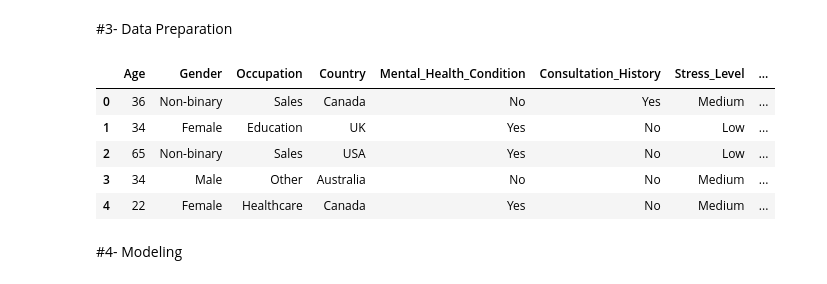
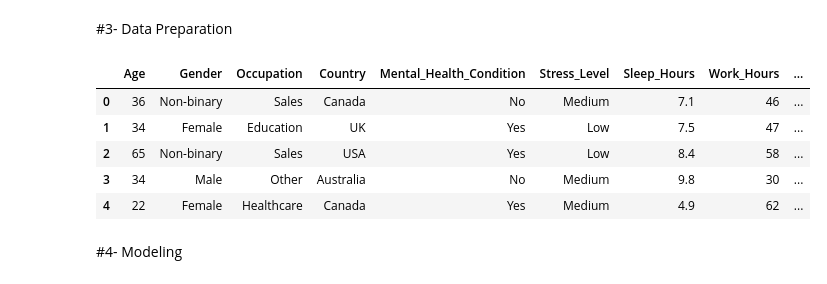
Before and after one commit to joseira/mental_health, a Jupyter notebook: Mental_health_NewDataSet.ipynb, the cells around one changed output. Drawn from its saved outputs; the diff is of its cells as text; code cells hidden in the pictures.

```diff
--- a/Mental_health_NewDataSet.ipynb
+++ b/Mental_health_NewDataSet.ipynb
@@ -303,16 +342,16 @@ Name: count, dtype: int64
 # %% [markdown]
 #3- Data Preparation
 # %%
-useless_columns = ['Severity', 'User_ID']
+useless_columns = ['Severity', 'User_ID', 'Consultation_History']
 df_new = df1.drop(columns=useless_columns)  # Removing non-useful columns
 df_new.head()
 # %% [output]
-|  | Age | Gender | Occupation | Country | Mental_Health_Condition | Consultation_History | Stress_Level | ... |
-| 0 | 36 | Non-binary | Sales | Canada | No | Yes | Medium | ... |
-| 1 | 34 | Female | Education | UK | Yes | No | Low | ... |
-| 2 | 65 | Non-binary | Sales | USA | Yes | No | Low | ... |
-| 3 | 34 | Male | Other | Australia | No | No | Medium | ... |
-| 4 | 22 | Female | Healthcare | Canada | Yes | No | Medium | ... |
+|  | Age | Gender | Occupation | Country | Mental_Health_Condition | Stress_Level | Sleep_Hours | Work_Hours | ... |
+| 0 | 36 | Non-binary | Sales | Canada | No | Medium | 7.1 | 46 | ... |
+| 1 | 34 | Female | Education | UK | Yes | Low | 7.5 | 47 | ... |
+| 2 | 65 | Non-binary | Sales | USA | Yes | Low | 8.4 | 58 | ... |
+| 3 | 34 | Male | Other | Australia | No | Medium | 9.8 | 30 | ... |
+| 4 | 22 | Female | Healthcare | Canada | Yes | Medium | 4.9 | 62 | ... |
 # %%
 df_new['Mental_Health_Condition'] = df_new['Mental_Health_Condition'].map({'Yes': 1, 'No': 0})
 # %% [markdown]
```
Also changed, not shown: parts of 18 cells of this notebook.
